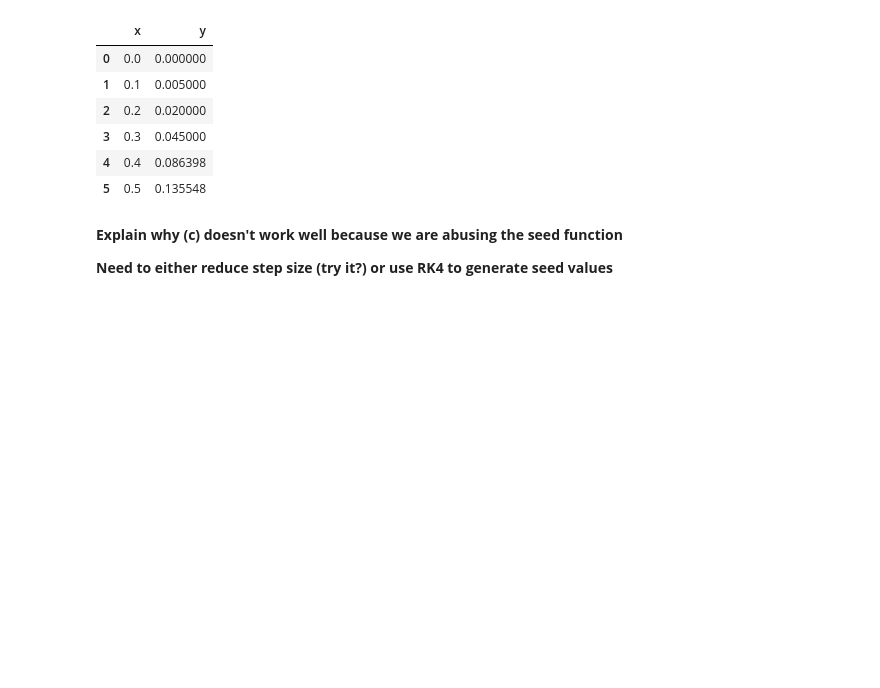
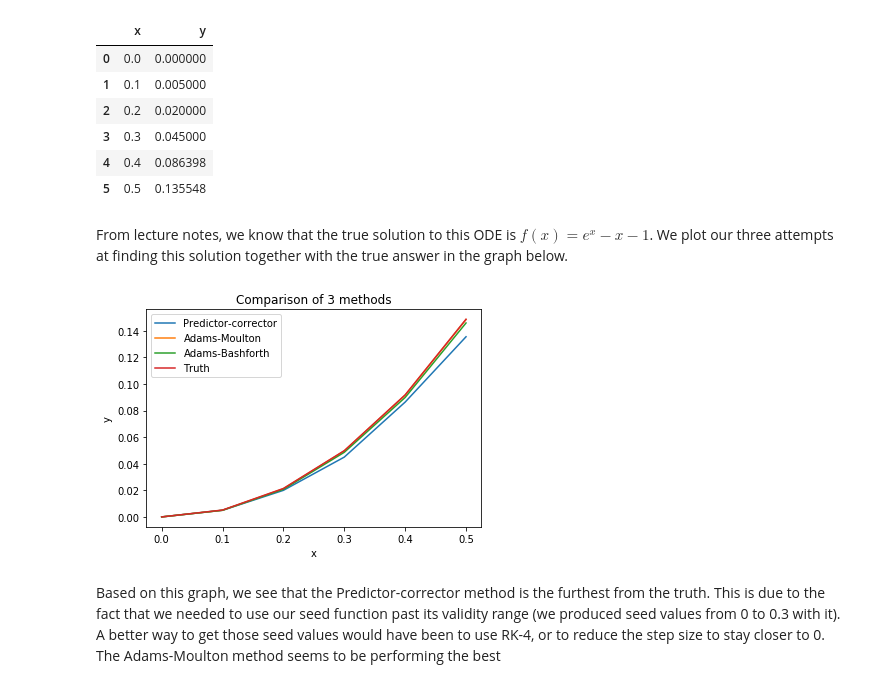
Before and after one commit to cdelannoy/Numerics, a Jupyter notebook: APPM4650_Homework4.ipynb, the cells around one changed output. Drawn from its saved outputs; the diff is of its cells as text; code cells hidden in the pictures; blank space fills up the shorter version.

```diff
--- a/APPM4650_Homework4.ipynb
+++ b/APPM4650_Homework4.ipynb
@@ -172,7 +200,8 @@ y_true0 = 0
 xseed1 = 0.1
 yseed1 = q3seed(xseed1)
 # %%
-pd.DataFrame(ab2(q3funs, x_true0, y_true0, xseed1, yseed1, steps, 0.1))
+ab2_df = pd.DataFrame(ab2(q3funs, x_true0, y_true0, xseed1, yseed1, steps, 0.1))
+ab2_df
 # %% [output]
 |  | x | y |
 | 0 | 0.0 | 0.000000 |
@@ -205,7 +234,8 @@ def am2(x0, y0, x1, y1, steps, h):
 
     return res
 
-pd.DataFrame(am2(x_true0, y_true0, xseed1, yseed1, range(4), 0.1))
+am2_df = pd.DataFrame(am2(x_true0, y_true0, xseed1, yseed1, range(4), 0.1))
+am2_df
 # %% [output]
 |  | x | y |
 | 0 | 0.0 | 0.000000 |
@@ -248,7 +280,8 @@ def predcor(x0, x1, x2, x3, h, steps, funs):
         return res
 
 times_to_run = range(2)
-pd.DataFrame(predcor(0, 0.1, 0.2, 0.3, 0.1, times_to_run, q3funs))
+predcor_df = pd.DataFrame(predcor(0, 0.1, 0.2, 0.3, 0.1, times_to_run, q3funs))
+predcor_df
 # %% [output]
 |  | x | y |
 | 0 | 0.0 | 0.000000 |
@@ -257,7 +290,37 @@ pd.DataFrame(predcor(0, 0.1, 0.2, 0.3, 0.1, times_to_run, q3funs))
 | 3 | 0.3 | 0.045000 |
 | 4 | 0.4 | 0.086398 |
 | 5 | 0.5 | 0.135548 |
-# %% [markdown]
-**Explain why (c) doesn't work well because we are abusing the seed function**
-
-**Need to either reduce step size (try it?) or use RK4 to generate seed values**
+# %%
+def sol_q3(x):
+    "this is the solution to Q3 based on lecture notes"
+    y = math.exp(x)-x-1
+    return y
+
+x = list(map(lambda x: x/10, range(6)))
+q3_sol = list(map(lambda x: sol_q3(x), x))
+q3_sol
+
+q3_sol_df = pd.DataFrame({'x':x, 'sol':q3_sol})
+# %% [markdown]
+From lecture notes, we know that the true solution to this ODE is $f(x) = e^x - x- 1$. We plot our three attempts at finding this solution together with the true answer in the graph below.
+# %%
+x = predcor_df.x
+pred_cor = predcor_df.y
+am_2 = am2_df.y
+ab_2 = ab2_df.y
+
+plt.plot(x, pred_cor, label = "Predictor-corrector")
+plt.plot(x, am_2, label = "Adams-Moulton")
+plt.plot(x, ab_2, label = "Adams-Bashforth")
+plt.plot(x, q3_sol_df.sol, label = "Truth")
+
+plt.legend(loc='upper left')
+
+plt.xlabel("x")
+plt.ylabel("y")
+plt.title('Comparison of 3 methods')
+plt.show()
+# %% [output]
+[figure, added]
+# %% [markdown]
+Based on this graph, we see that the Predictor-corrector method is the furthest from the truth. This is due to the fact that we needed to use our seed function past its validity range (we produced seed values from 0 to 0.3 with it). A better way to get those seed values would have been to use RK-4, or to reduce the step size to stay closer to 0. The Adams-Moulton method seems to be performing the best
```
Also changed, not shown: parts of 13 cells of this notebook.
